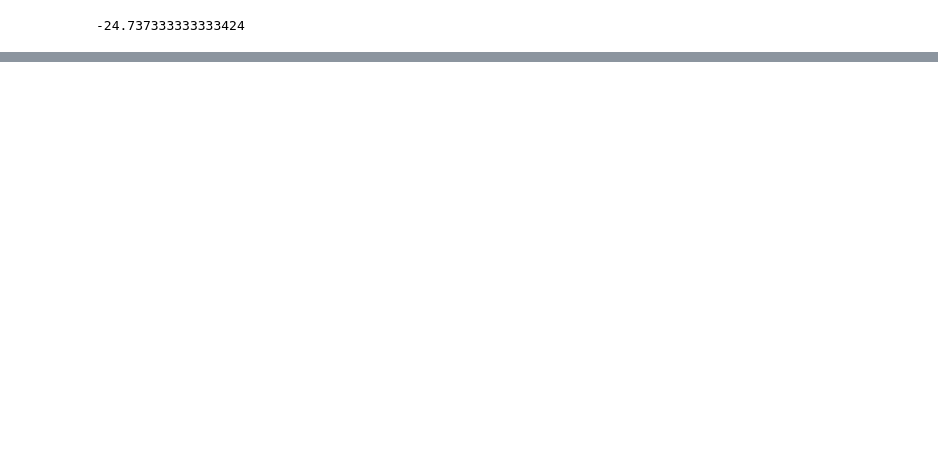
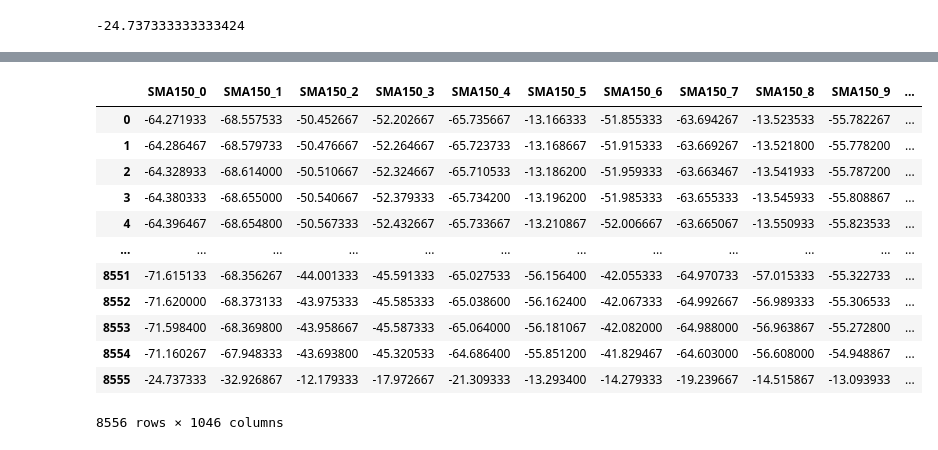
Before and after one commit to lisa8633/Cox-Project, a Jupyter notebook: MovingAvg.ipynb, the cells around one changed output, grey strips where cells are left out. Cells and saved outputs as stored; diff of their text form; code cells hidden in the pictures; blank space fills up the shorter version.

```diff
--- a/MovingAvg.ipynb
+++ b/MovingAvg.ipynb
@@ -171,0 +136,6 @@ data[abs(data['mean'])<5]
+# %%
+cols = list(dfSMA150.columns)
+li = []
+for i in cols:
+    me = dfSMA150[i].median()
+    li.append(me)
@@ -171,0 +158,19 @@ data[abs(data['mean'])<5]
+# %%
+
+a_series = pd.Series(li, index = dfSMA150.columns)
+dfSMA150Me = dfSMA150.append(a_series, ignore_index=True)
+dfSMA150Me
+# %% [output]
+|  | SMA150_0 | SMA150_1 | SMA150_2 | SMA150_3 | SMA150_4 | SMA150_5 | SMA150_6 | SMA150_7 | SMA150_8 | SMA150_9 | ... |
+| 0 | -64.271933 | -68.557533 | -50.452667 | -52.202667 | -65.735667 | -13.166333 | -51.855333 | -63.694267 | -13.523533 | -55.782267 | ... |
+| 1 | -64.286467 | -68.579733 | -50.476667 | -52.264667 | -65.723733 | -13.168667 | -51.915333 | -63.669267 | -13.521800 | -55.778200 | ... |
+| 2 | -64.328933 | -68.614000 | -50.510667 | -52.324667 | -65.710533 | -13.186200 | -51.959333 | -63.663467 | -13.541933 | -55.787200 | ... |
+| 3 | -64.380333 | -68.655000 | -50.540667 | -52.379333 | -65.734200 | -13.196200 | -51.985333 | -63.655333 | -13.545933 | -55.808867 | ... |
+| 4 | -64.396467 | -68.654800 | -50.567333 | -52.432667 | -65.733667 | -13.210867 | -52.006667 | -63.665067 | -13.550933 | -55.823533 | ... |
+| ... | ... | ... | ... | ... | ... | ... | ... | ... | ... | ... | ... |
+| 8551 | -71.615133 | -68.356267 | -44.001333 | -45.591333 | -65.027533 | -56.156400 | -42.055333 | -64.970733 | -57.015333 | -55.322733 | ... |
+| 8552 | -71.620000 | -68.373133 | -43.975333 | -45.585333 | -65.038600 | -56.162400 | -42.067333 | -64.992667 | -56.989333 | -55.306533 | ... |
+| 8553 | -71.598400 | -68.369800 | -43.958667 | -45.587333 | -65.064000 | -56.181067 | -42.082000 | -64.988000 | -56.963867 | -55.272800 | ... |
+| 8554 | -71.160267 | -67.948333 | -43.693800 | -45.320533 | -64.686400 | -55.851200 | -41.829467 | -64.603000 | -56.608000 | -54.948867 | ... |
+| 8555 | -24.737333 | -32.926867 | -12.179333 | -17.972667 | -21.309333 | -13.293400 | -14.279333 | -19.239667 | -14.515867 | -13.093933 | ... |
+8556 rows × 1046 columns
```
Also changed, not shown: parts of 10 cells of this notebook.
